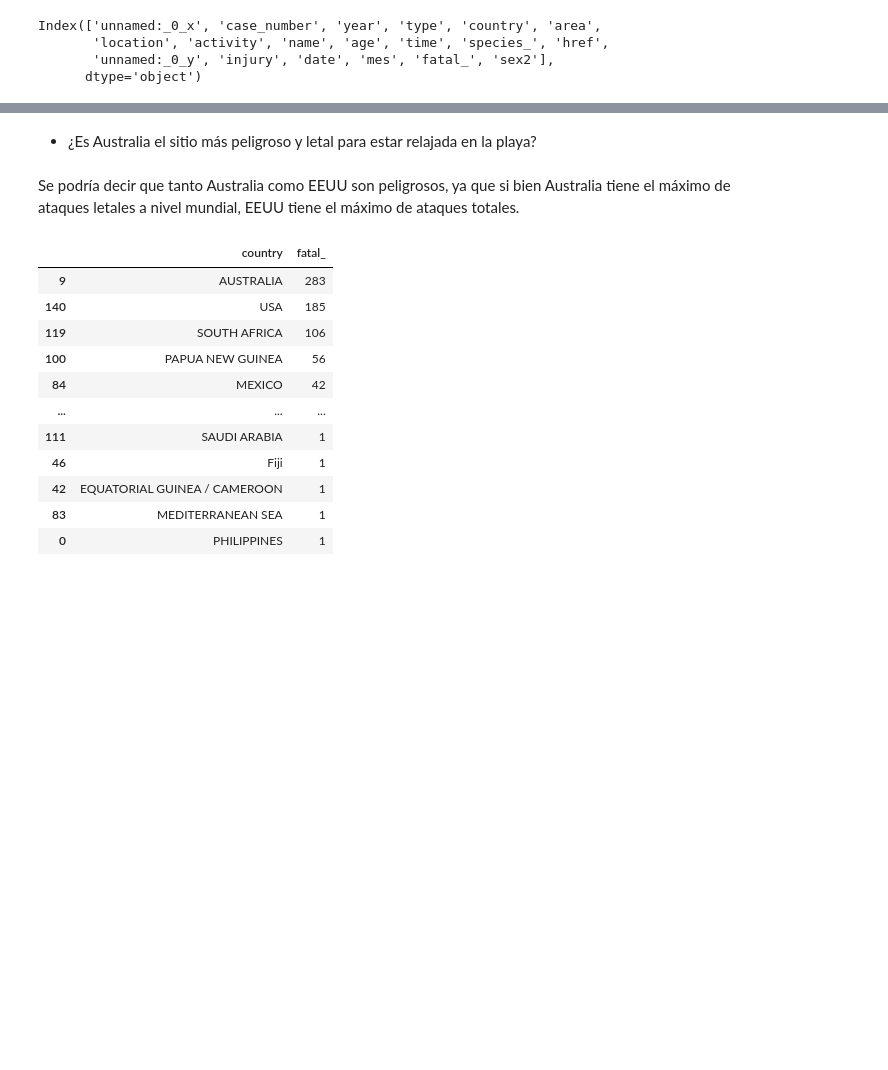
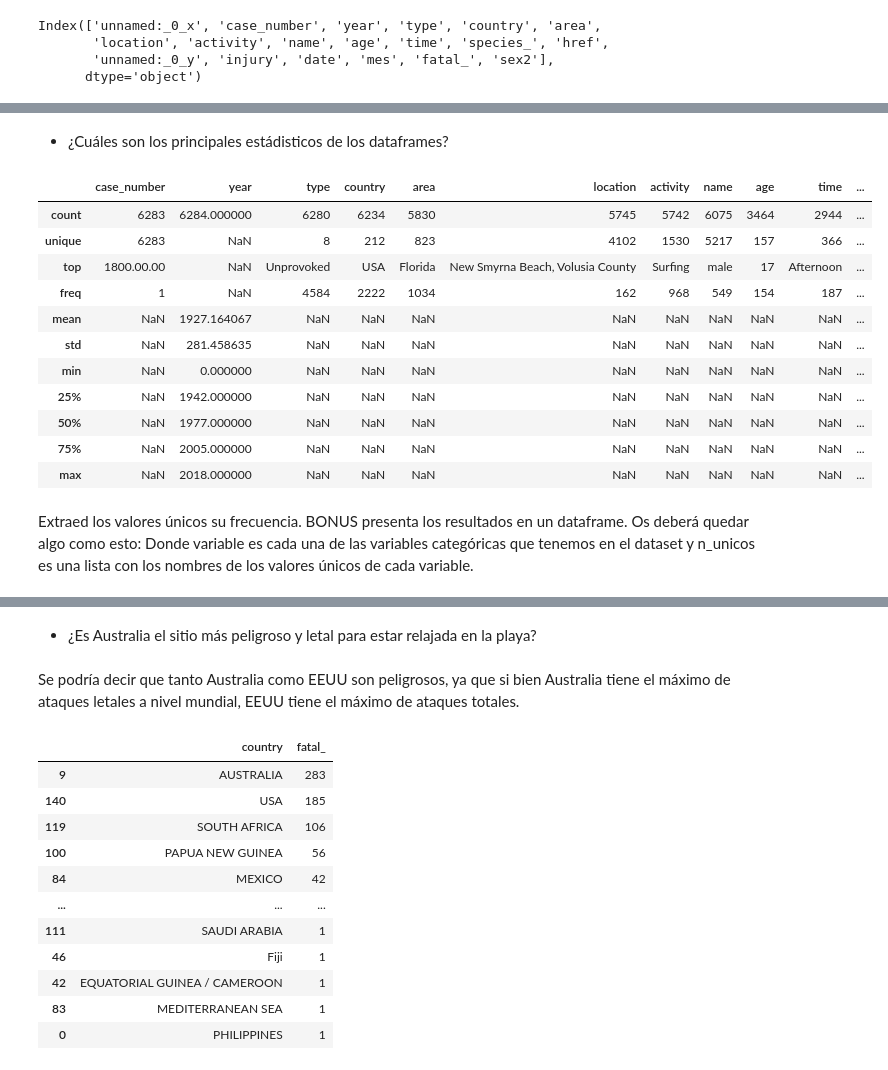
Before and after one commit to Adalab/DA-promo-b-modulo-2-sprint-2-Natalia-Ana, a Jupyter notebook: EDA/pair-programming-EDA-I/pair-programming-1-EDA-I.ipynb, the cells around one changed output, grey strips where cells are left out. Saved outputs shown, nothing was run; the diff lists cells and outputs as text; code cells hidden in the pictures; blank space fills up the shorter version.

```diff
--- a/EDA/pair-programming-EDA-I/pair-programming-1-EDA-I.ipynb
+++ b/EDA/pair-programming-EDA-I/pair-programming-1-EDA-I.ipynb
@@ -38,5 +10,5 @@ De qué nos sirven estos números y dataframe? Extraed conclusiones de ellos.
 # %%
-df = pd.read_csv('../attack_limpio.csv', index_col=0)
+df = pd.read_csv('../../datos/attack.csv', index_col=0)
 # %%
 df.head(2)
 # %% [output]
@@ -50,5 +22,3 @@ Index(['unnamed:_0_x', 'case_number', 'year', 'type', 'country', 'area',
        'location', 'activity', 'name', 'age', 'time', 'species_', 'href',
        'unnamed:_0_y', 'injury', 'date', 'mes', 'fatal_', 'sex2'],
       dtype='object')
-# %%
-df.drop(['unnamed:_0_x', 'unnamed:_0_y'], axis=1, inplace=True)
@@ -60,0 +133,20 @@ df.head(2)
+# %% [markdown]
+- ¿Cuáles son los principales estádisticos de los dataframes?
+# %%
+df.describe(include='all')
+# %% [output]
+|  | case_number | year | type | country | area | location | activity | name | age | time | ... |
+| count | 6283 | 6284.000000 | 6280 | 6234 | 5830 | 5745 | 5742 | 6075 | 3464 | 2944 | ... |
+| unique | 6283 | NaN | 8 | 212 | 823 | 4102 | 1530 | 5217 | 157 | 366 | ... |
+| top | 1800.00.00 | NaN | Unprovoked | USA | Florida | New Smyrna Beach, Volusia County | Surfing | male | 17 | Afternoon | ... |
+| freq | 1 | NaN | 4584 | 2222 | 1034 | 162 | 968 | 549 | 154 | 187 | ... |
+| mean | NaN | 1927.164067 | NaN | NaN | NaN | NaN | NaN | NaN | NaN | NaN | ... |
+| std | NaN | 281.458635 | NaN | NaN | NaN | NaN | NaN | NaN | NaN | NaN | ... |
+| min | NaN | 0.000000 | NaN | NaN | NaN | NaN | NaN | NaN | NaN | NaN | ... |
+| 25% | NaN | 1942.000000 | NaN | NaN | NaN | NaN | NaN | NaN | NaN | NaN | ... |
+| 50% | NaN | 1977.000000 | NaN | NaN | NaN | NaN | NaN | NaN | NaN | NaN | ... |
+| 75% | NaN | 2005.000000 | NaN | NaN | NaN | NaN | NaN | NaN | NaN | NaN | ... |
+| max | NaN | 2018.000000 | NaN | NaN | NaN | NaN | NaN | NaN | NaN | NaN | ... |
+# %% [markdown]
+Extraed los valores únicos su frecuencia. BONUS presenta los resultados en un dataframe. Os deberá quedar algo como esto:
+Donde variable es cada una de las variables categóricas que tenemos en el dataset y n_unicos es una lista con los nombres de los valores únicos de cada variable.
```
Also changed, not shown: parts of 22 cells of this notebook, 2 other files.
